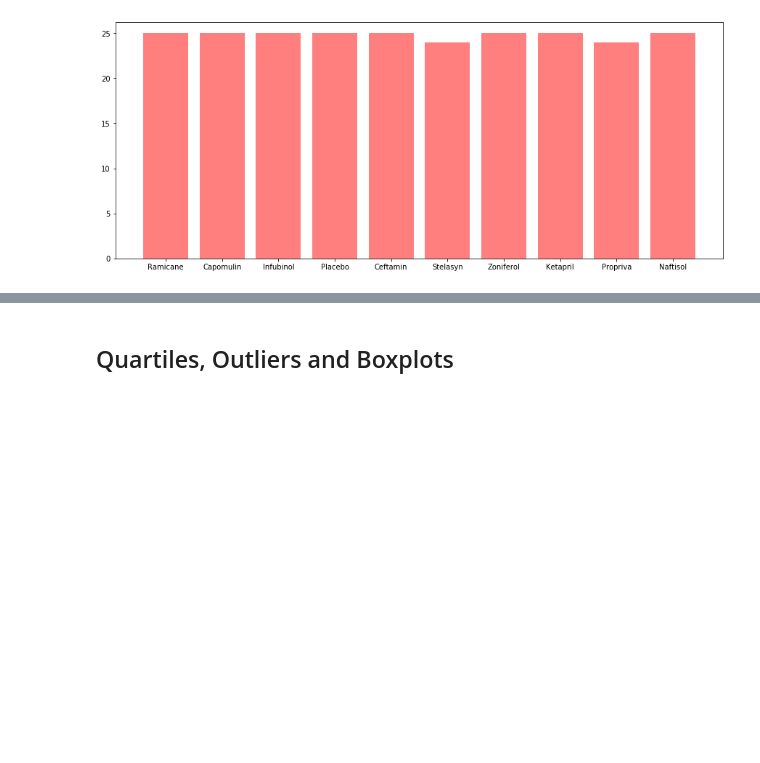
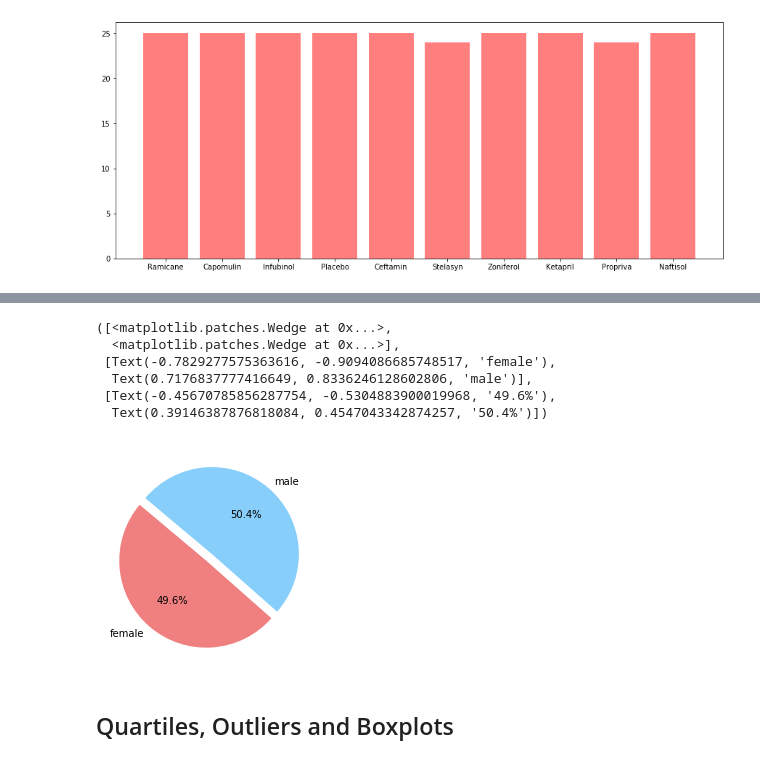
Before and after one commit to xizhang1984/matplotlib-challenge, a Jupyter notebook: pymaceuticals_starter.ipynb, the cells around one changed output, grey strips where cells are left out. Saved outputs shown, nothing was run; the diff lists cells and outputs as text; code cells hidden in the pictures; blank space fills up the shorter version.

```diff
--- a/pymaceuticals_starter.ipynb
+++ b/pymaceuticals_starter.ipynb
@@ -178,2 +204,15 @@ plt.bar(druglist, nMice, color='r', alpha=0.5, align='center')
 # %%
-# Generate a pie plot showing the distribution of female versus male mice using pandas
+# Generate a pie plot showing the distribution of female versus male mice using pyplot
+colors = ["lightcoral", "lightskyblue"]
+explode = (0.1, 0)
+
+plt.pie(gender_count, explode=explode, labels=labels, colors=colors,
+        autopct="%1.1f%%", shadow=False, startangle=140)
+# %% [output]
+([<matplotlib.patches.Wedge at 0x...>,
+  <matplotlib.patches.Wedge at 0x...>],
+ [Text(-0.7829277575363616, -0.9094086685748517, 'female'),
+  Text(0.7176837777416649, 0.8336246128602806, 'male')],
+ [Text(-0.45670785856287754, -0.5304883900019968, '49.6%'),
+  Text(0.39146387876818084, 0.4547043342874257, '50.4%')])
+[figure, added]
```
Also changed, not shown: parts of 7 cells of this notebook.
